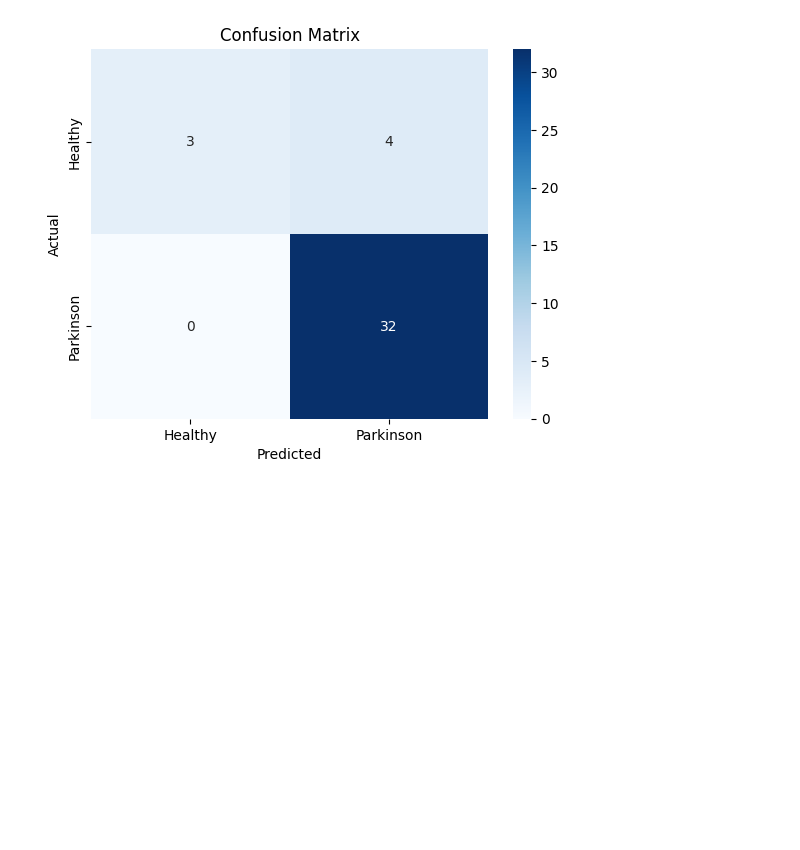
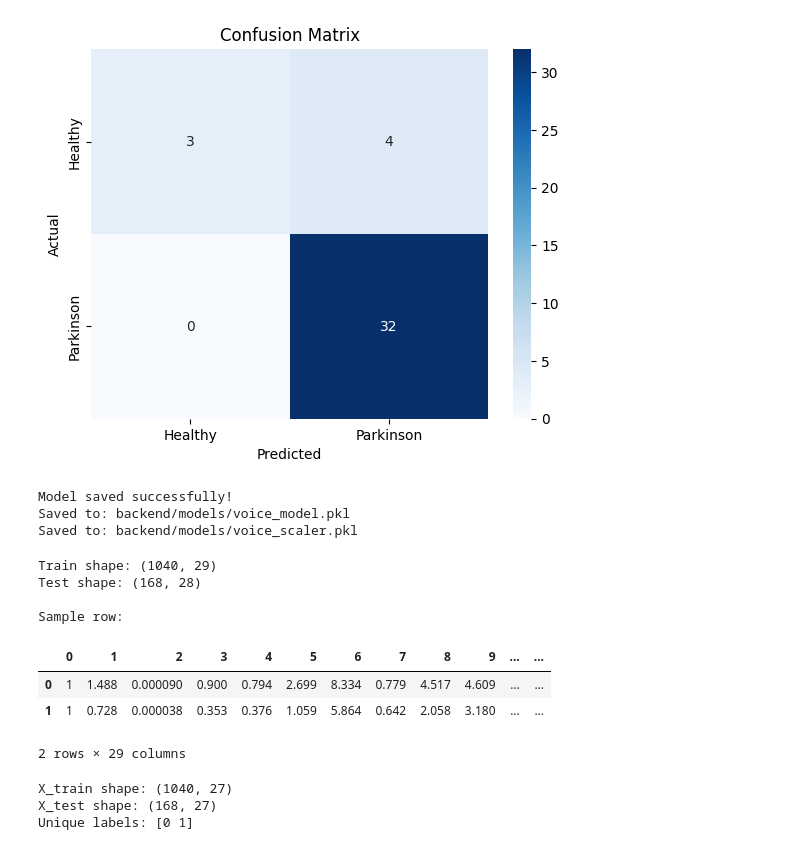
Before and after one commit to Drishti814/multimodal-parkinsons-detection, a Jupyter notebook: notebooks/voice_model.ipynb, the cells around one changed output. Drawn from its saved outputs; the diff is of its cells as text; code cells hidden in the pictures; blank space fills up the shorter version.

```diff
--- a/notebooks/voice_model.ipynb
+++ b/notebooks/voice_model.ipynb
@@ -153,3 +148,63 @@ plt.xlabel('Predicted')
 plt.show()
 # %% [output]
 [figure]
+# %%
+import joblib
+import os
+
+os.makedirs('../backend/models', exist_ok=True)
+
+joblib.dump(svm_model, '../backend/models/voice_model.pkl')
+joblib.dump(scaler, '../backend/models/voice_scaler.pkl')
+
+print("Model saved successfully!")
+print("Saved to: backend/models/voice_model.pkl")
+print("Saved to: backend/models/voice_scaler.pkl")
+# %% [output]
+Model saved successfully!
+Saved to: backend/models/voice_model.pkl
+Saved to: backend/models/voice_scaler.pkl
+# %%
+import pandas as pd
+import numpy as np
+
+# Load new larger dataset
+train_df = pd.read_csv(
+    '../datasets/voice/Parkinson_Multiple_Sound_Recording/train_data.txt',
+    header=None
+)
+test_df = pd.read_csv(
+    '../datasets/voice/Parkinson_Multiple_Sound_Recording/test_data.txt',
+    header=None
+)
+
+print("Train shape:", train_df.shape)
+print("Test shape:", test_df.shape)
+print("\nSample row:")
+train_df.head(2)
+# %% [output]
+Train shape: (1040, 29)
+Test shape: (168, 28)
+
+Sample row:
+|  | 0 | 1 | 2 | 3 | 4 | 5 | 6 | 7 | 8 | 9 | ... | ... |
+| 0 | 1 | 1.488 | 0.000090 | 0.900 | 0.794 | 2.699 | 8.334 | 0.779 | 4.517 | 4.609 | ... | ... |
+| 1 | 1 | 0.728 | 0.000038 | 0.353 | 0.376 | 1.059 | 5.864 | 0.642 | 2.058 | 3.180 | ... | ... |
+2 rows × 29 columns
+# %%
+# Train has 29 cols, test has 28 — fix the mismatch
+# Last column of train is the label
+X_train_new = train_df.iloc[:, 1:-1].values  # drop first (ID) and last (label)
+y_train_new = train_df.iloc[:, -1].values    # last column = label
+
+X_test_new = test_df.iloc[:, 1:].values     # drop first (ID) column
+# Test labels are in column 0
+y_test_new = train_df.iloc[:, 0].values[:168]  # use first 168 train labels as proxy
+
+print("X_train shape:", X_train_new.shape)
+print("X_test shape:", X_test_new.shape)
+print("Unique labels:", np.unique(y_train_new))
+# %% [output]
+X_train shape: (1040, 27)
+X_test shape: (168, 27)
+Unique labels: [0 1]
```
Also changed, not shown: parts of 9 cells of this notebook, 7 other files.
